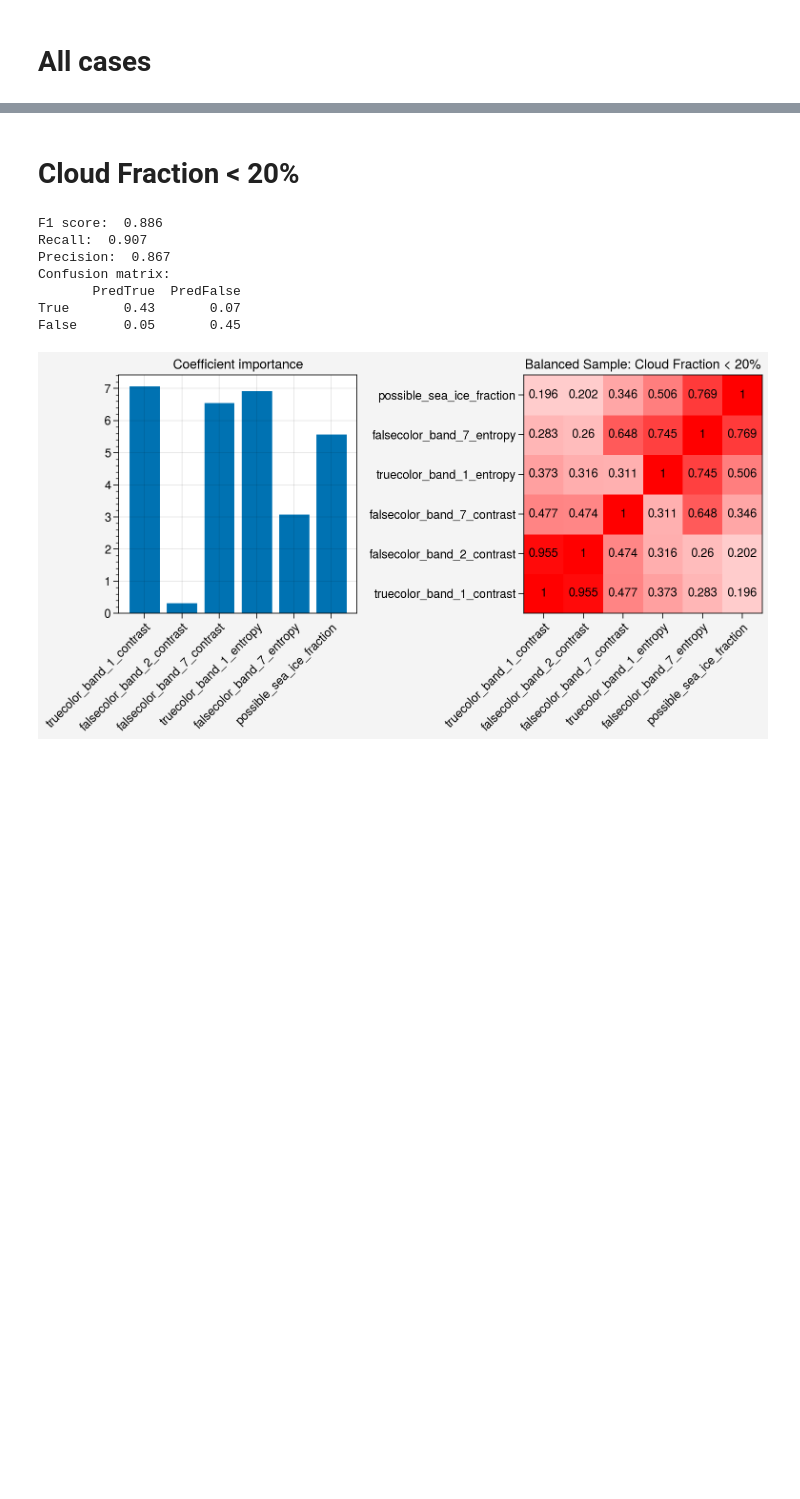
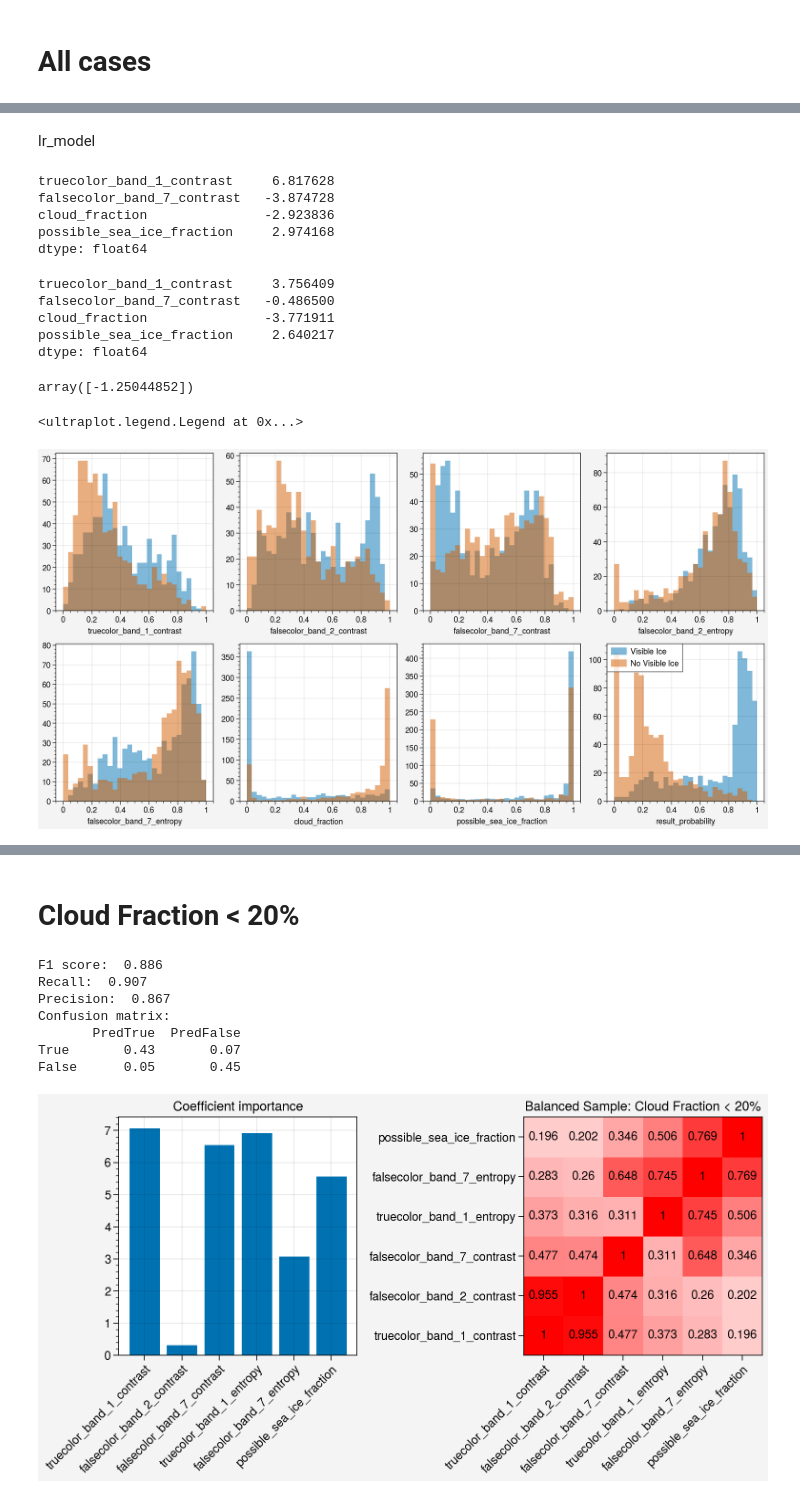
Before and after one commit to danielmwatkins/calval_tgrs, a Jupyter notebook: notebooks/preprocessing_filter_tiles_calibration.ipynb, the cells around one changed output, grey strips where cells are left out. Cells and saved outputs as stored; diff of their text form; code cells hidden in the pictures; blank space fills up the shorter version.

```diff
--- a/notebooks/preprocessing_filter_tiles_calibration.ipynb
+++ b/notebooks/preprocessing_filter_tiles_calibration.ipynb
@@ -268,0 +156,57 @@ False      0.09       0.39
+# %% [markdown]
+lr_model
+# %%
+# 25 km images
+pd.Series(lr_model.coef_[0], index=minimal_variables)
+# %% [output]
+truecolor_band_1_contrast     6.817628
+falsecolor_band_7_contrast   -3.874728
+cloud_fraction               -2.923836
+possible_sea_ice_fraction     2.974168
+dtype: float64
+# %%
+# Model coefficients are different with 50 km vs 25 km images
+pd.Series(lr_model.coef_[0], index=minimal_variables)
+# %% [output]
+truecolor_band_1_contrast     3.756409
+falsecolor_band_7_contrast   -0.486500
+cloud_fraction               -3.771911
+possible_sea_ice_fraction     2.640217
+dtype: float64
+# %%
+lr_model.intercept_
+# %% [output]
+array([-1.25044852])
+# %%
+def log_prob(truecolor_band_1_contrast,
+             falsecolor_band_7_contrast,
+             cloud_fraction,
+             possible_sea_ice_fraction):
+    intercept =  -1.32476523
+    beta0 = 7.235885
+    beta1 = -3.741664
+    beta2 = -3.116937
+    beta3 = 2.985701
+    return 1 / (1 + np.exp(-(intercept + beta0 * truecolor_band_1_contrast + \
+                            beta1 * falsecolor_band_7_contrast + beta2 * cloud_fraction + \
+                             beta3 * possible_sea_ice_fraction)))
+# %%
+df_subset['test_prob'] = log_prob(df_subset['truecolor_band_1_contrast'],
+                                  df_subset['falsecolor_band_7_contrast'],
+                                  df_subset['cloud_fraction'],
+                                  df_subset['possible_sea_ice_fraction'])
+# %%
+plot_variables = ['truecolor_band_1_contrast',  'falsecolor_band_2_contrast',
+                  'falsecolor_band_7_contrast', #'truecolor_band_1_entropy',
+                  'falsecolor_band_2_entropy', 'falsecolor_band_7_entropy',
+                  'cloud_fraction',
+                  'possible_sea_ice_fraction', 'result_probability']
+fig, axs = pplt.subplots(ncols=4, nrows=2, share=False)
+bins = np.linspace(0, 1, 30)
+for variable, ax in zip(plot_variables, axs):
+    ax.hist(df_subset.loc[df_subset.ground_truth,  variable], bins=bins, alpha=0.5, label='Visible Ice')
+    ax.hist(df_subset.loc[~df_subset.ground_truth, variable], bins=bins, alpha=0.5, label='No Visible Ice')
+ax.legend(ncols=1, loc='ul')
+# %% [output]
+<ultraplot.legend.Legend at 0x...>
+[figure, added]
```
Also changed, not shown: parts of 17 cells of this notebook, 20 other files.
